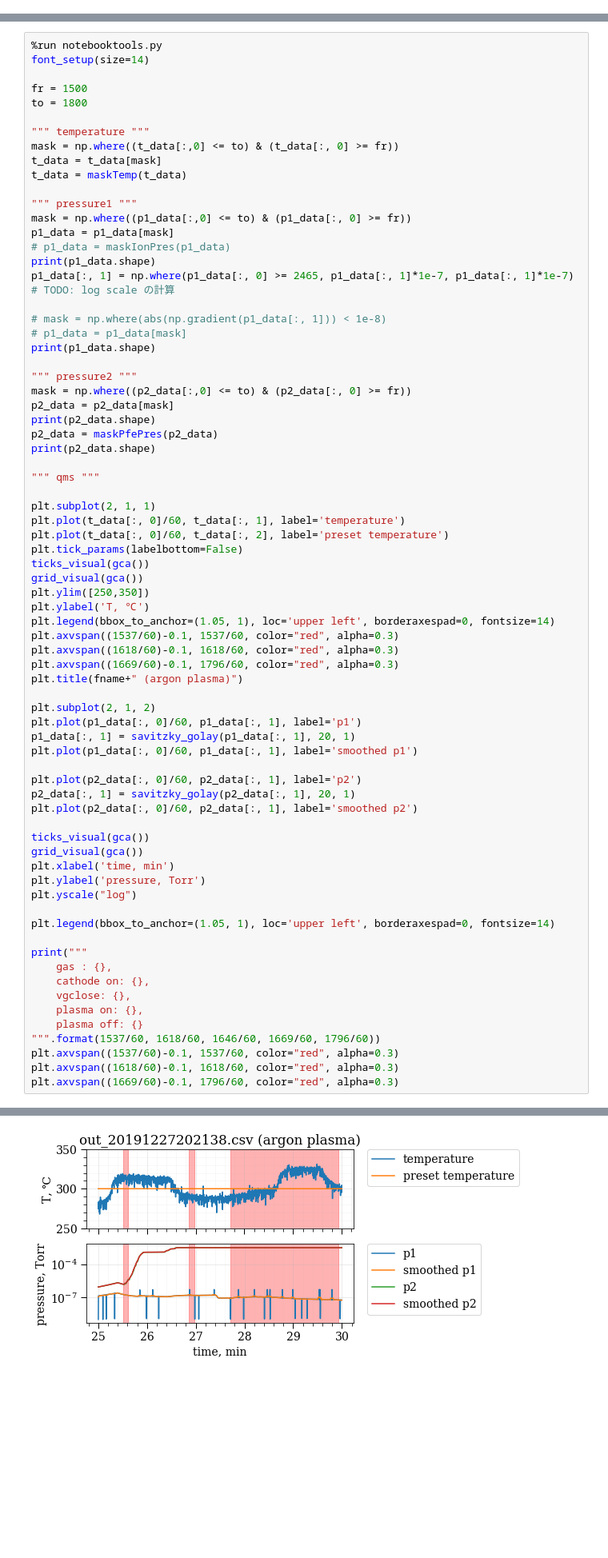
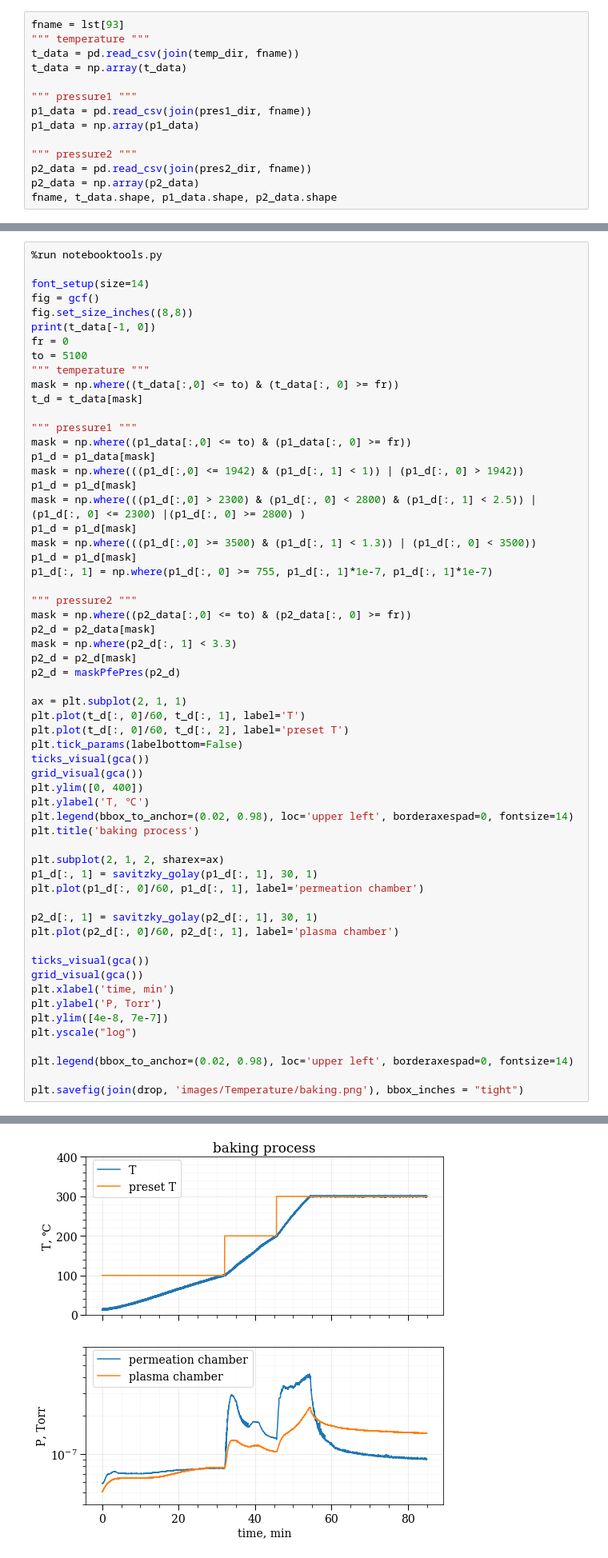
Before and after one commit to queezz/PID_Controll, a Jupyter notebook: plotGraph.ipynb, the cells around one changed output, grey strips where cells are left out. Shown at 80% size. Cells and saved outputs as stored; diff of their text form; blank space fills up the shorter version.

```diff
--- a/plotGraph.ipynb
+++ b/plotGraph.ipynb
@@ -273,0 +657,14 @@ def calc_time(time: str):
+# %%
+fname = lst[93]
+""" temperature """
+t_data = pd.read_csv(join(temp_dir, fname))
+t_data = np.array(t_data)
+
+""" pressure1 """
+p1_data = pd.read_csv(join(pres1_dir, fname))
+p1_data = np.array(p1_data)
+
+""" pressure2 """
+p2_data = pd.read_csv(join(pres2_dir, fname))
+p2_data = np.array(p2_data)
+fname, t_data.shape, p1_data.shape, p2_data.shape
@@ -274,74 +673,60 @@ def calc_time(time: str):
 # %%
 %run notebooktools.py
+
 font_setup(size=14)
-
-fr = 1500
-to = 1800
-
+fig = gcf()
+fig.set_size_inches((8,8))
+print(t_data[-1, 0])
+fr = 0
+to = 5100
 """ temperature """
 mask = np.where((t_data[:,0] <= to) & (t_data[:, 0] >= fr))
-t_data = t_data[mask]
-t_data = maskTemp(t_data)
+t_d = t_data[mask]
 
 """ pressure1 """
 mask = np.where((p1_data[:,0] <= to) & (p1_data[:, 0] >= fr))
-p1_data = p1_data[mask]
-# p1_data = maskIonPres(p1_data)
-print(p1_data.shape)
-p1_data[:, 1] = np.where(p1_data[:, 0] >= 2465, p1_data[:, 1]*1e-7, p1_data[:, 1]*1e-7) # TODO: log scale の計算
-
-# mask = np.where(abs(np.gradient(p1_data[:, 1])) < 1e-8)
-# p1_data = p1_data[mask]
-print(p1_data.shape)
+p1_d = p1_data[mask]
+mask = np.where(((p1_d[:,0] <= 1942) & (p1_d[:, 1] < 1)) | (p1_d[:, 0] > 1942))
+p1_d = p1_d[mask]
+mask = np.where(((p1_d[:,0] > 2300) & (p1_d[:, 0] < 2800) & (p1_d[:, 1] < 2.5)) | (p1_d[:, 0] <= 2300) |(p1_d[:, 0] >= 2800) )
+p1_d = p1_d[mask]
+mask = np.where(((p1_d[:,0] >= 3500) & (p1_d[:, 1] < 1.3)) | (p1_d[:, 0] < 3500))
+p1_d = p1_d[mask]
+p1_d[:, 1] = np.where(p1_d[:, 0] >= 755, p1_d[:, 1]*1e-7, p1_d[:, 1]*1e-7)
 
 """ pressure2 """
 mask = np.where((p2_data[:,0] <= to) & (p2_data[:, 0] >= fr))
-p2_data = p2_data[mask]
-print(p2_data.shape)
-p2_data = maskPfePres(p2_data)
-print(p2_data.shape)
+p2_d = p2_data[mask]
+mask = np.where(p2_d[:, 1] < 3.3)
+p2_d = p2_d[mask]
+p2_d = maskPfePres(p2_d)
 
-""" qms """
-
-plt.subplot(2, 1, 1)
-plt.plot(t_data[:, 0]/60, t_data[:, 1], label='temperature')
-plt.plot(t_data[:, 0]/60, t_data[:, 2], label='preset temperature')
+ax = plt.subplot(2, 1, 1)
+plt.plot(t_d[:, 0]/60, t_d[:, 1], label='T')
+plt.plot(t_d[:, 0]/60, t_d[:, 2], label='preset T')
 plt.tick_params(labelbottom=False)
 ticks_visual(gca())
 grid_visual(gca())
-plt.ylim([250,350])
+plt.ylim([0, 400])
 plt.ylabel('T, ℃')
-plt.legend(bbox_to_anchor=(1.05, 1), loc='upper left', borderaxespad=0, fontsize=14)
-plt.axvspan((1537/60)-0.1, 1537/60, color="red", alpha=0.3)
-plt.axvspan((1618/60)-0.1, 1618/60, color="red", alpha=0.3)
-plt.axvspan((1669/60)-0.1, 1796/60, color="red", alpha=0.3)
-plt.title(fname+" (argon plasma)")
+plt.legend(bbox_to_anchor=(0.02, 0.98), loc='upper left', borderaxespad=0, fontsize=14)
+plt.title('baking process')
 
-plt.subplot(2, 1, 2)
-plt.plot(p1_data[:, 0]/60, p1_data[:, 1], label='p1')
-p1_data[:, 1] = savitzky_golay(p1_data[:, 1], 20, 1)
-plt.plot(p1_data[:, 0]/60, p1_data[:, 1], label='smoothed p1')
+plt.subplot(2, 1, 2, sharex=ax)
+p1_d[:, 1] = savitzky_golay(p1_d[:, 1], 30, 1)
+plt.plot(p1_d[:, 0]/60, p1_d[:, 1], label='permeation chamber')
 
-plt.plot(p2_data[:, 0]/60, p2_data[:, 1], label='p2')
-p2_data[:, 1] = savitzky_golay(p2_data[:, 1], 20, 1)
-plt.plot(p2_data[:, 0]/60, p2_data[:, 1], label='smoothed p2')
+p2_d[:, 1] = savitzky_golay(p2_d[:, 1], 30, 1)
+plt.plot(p2_d[:, 0]/60, p2_d[:, 1], label='plasma chamber')
 
 ticks_visual(gca())
 grid_visual(gca())
 plt.xlabel('time, min')
-plt.ylabel('pressure, Torr')
+plt.ylabel('P, Torr')
+plt.ylim([4e-8, 7e-7])
 plt.yscale("log")
 
-plt.legend(bbox_to_anchor=(1.05, 1), loc='upper left', borderaxespad=0, fontsize=14)
+plt.legend(bbox_to_anchor=(0.02, 0.98), loc='upper left', borderaxespad=0, fontsize=14)
 
-print("""
-    gas : {},
-    cathode on: {},
-    vgclose: {},
-    plasma on: {},
-    plasma off: {}
-""".format(1537/60, 1618/60, 1646/60, 1669/60, 1796/60))
-plt.axvspan((1537/60)-0.1, 1537/60, color="red", alpha=0.3)
-plt.axvspan((1618/60)-0.1, 1618/60, color="red", alpha=0.3)
-plt.axvspan((1669/60)-0.1, 1796/60, color="red", alpha=0.3)
+plt.savefig(join(drop, 'images/Temperature/baking.png'), bbox_inches = "tight")
 # %% [output]
@@ -359 +734 @@ plt.axvspan((1669/60)-0.1, 1796/60, color="red", alpha=0.3)
-[figure, old version]
+[figure, new version]
```
Also changed, not shown: parts of 22 cells of this notebook, 1 other file.
